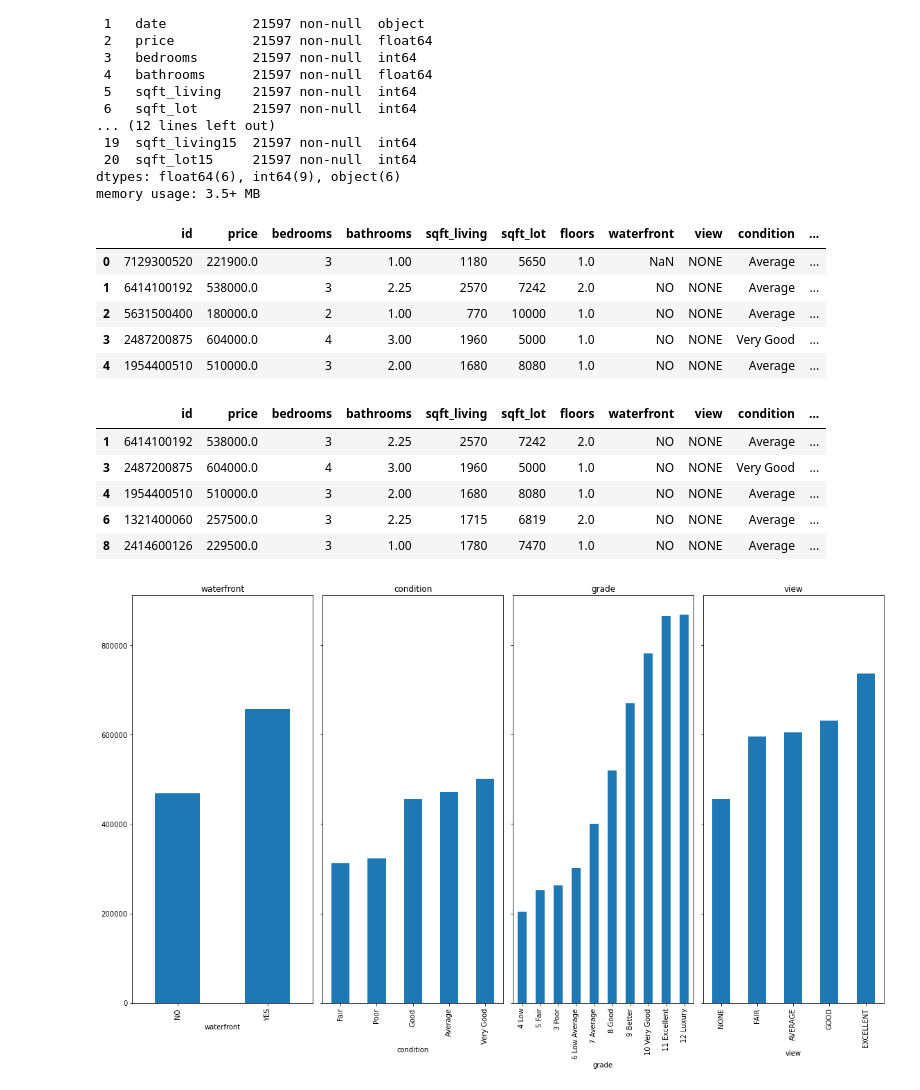
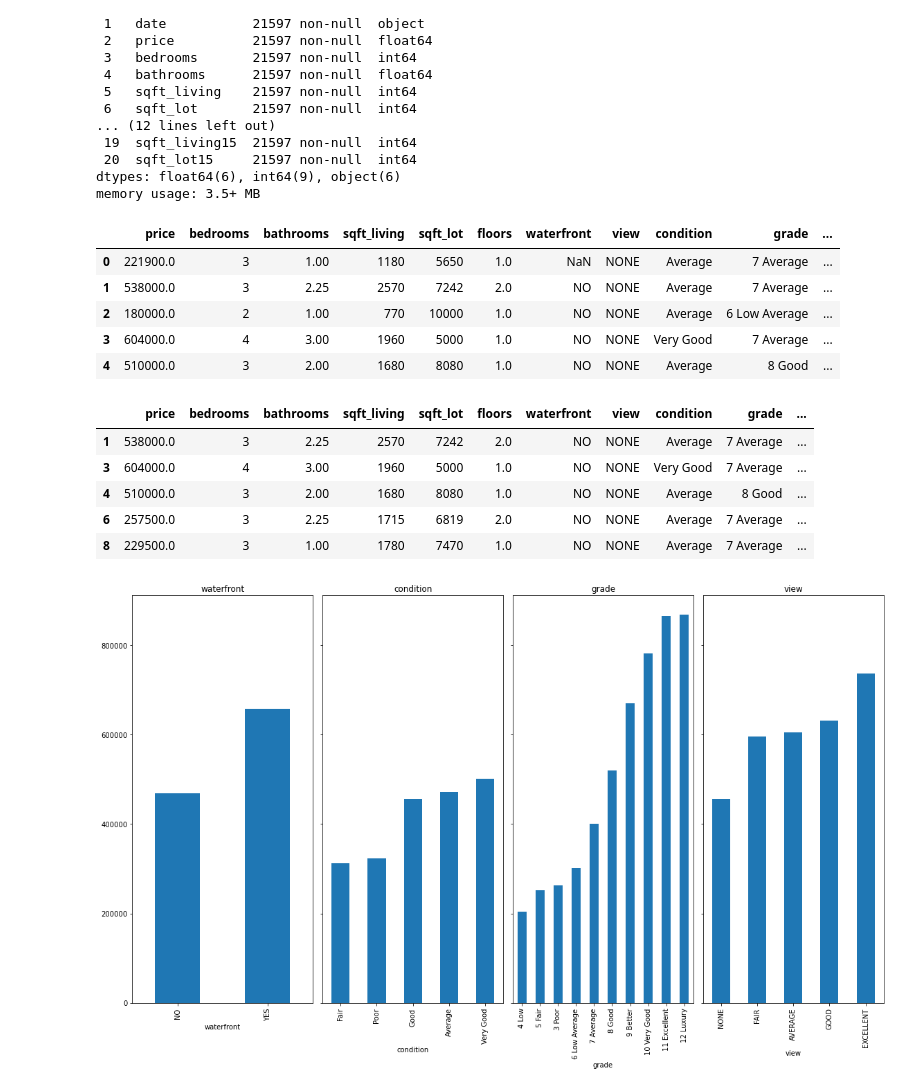
Before and after one commit to ashakeri92/dsc-phase-2-project-v2-3, a Jupyter notebook: Analysis.ipynb, the cells around one changed output. Saved outputs shown, nothing was run; the diff lists cells and outputs as text; code cells hidden in the pictures.

```diff
--- a/Analysis.ipynb
+++ b/Analysis.ipynb
@@ -53,15 +53,16 @@ dtypes: float64(6), int64(9), object(6)
 memory usage: 3.5+ MB
 # %%
 # Below we drop values that are irrelevant towards first time hombe buyer analysis
-kc = kc.drop(['date', 'sqft_living15', 'sqft_lot15'], axis=1)
+# We will remove id since we will be making general recommendations
+kc = kc.drop(['id', 'date', 'sqft_living15', 'sqft_lot15'], axis=1)
 kc.head()
 # %% [output]
-|  | id | price | bedrooms | bathrooms | sqft_living | sqft_lot | floors | waterfront | view | condition | ... |
-| 0 | 7129300520 | 221900.0 | 3 | 1.00 | 1180 | 5650 | 1.0 | NaN | NONE | Average | ... |
-| 1 | 6414100192 | 538000.0 | 3 | 2.25 | 2570 | 7242 | 2.0 | NO | NONE | Average | ... |
-| 2 | 5631500400 | 180000.0 | 2 | 1.00 | 770 | 10000 | 1.0 | NO | NONE | Average | ... |
-| 3 | 2487200875 | 604000.0 | 4 | 3.00 | 1960 | 5000 | 1.0 | NO | NONE | Very Good | ... |
-| 4 | 1954400510 | 510000.0 | 3 | 2.00 | 1680 | 8080 | 1.0 | NO | NONE | Average | ... |
+|  | price | bedrooms | bathrooms | sqft_living | sqft_lot | floors | waterfront | view | condition | grade | ... |
+| 0 | 221900.0 | 3 | 1.00 | 1180 | 5650 | 1.0 | NaN | NONE | Average | 7 Average | ... |
+| 1 | 538000.0 | 3 | 2.25 | 2570 | 7242 | 2.0 | NO | NONE | Average | 7 Average | ... |
+| 2 | 180000.0 | 2 | 1.00 | 770 | 10000 | 1.0 | NO | NONE | Average | 6 Low Average | ... |
+| 3 | 604000.0 | 4 | 3.00 | 1960 | 5000 | 1.0 | NO | NONE | Very Good | 7 Average | ... |
+| 4 | 510000.0 | 3 | 2.00 | 1680 | 8080 | 1.0 | NO | NONE | Average | 8 Good | ... |
 # %%
 # Here we drop all Na values.
 kc=kc.dropna()
@@ -71,12 +72,12 @@ kc=kc.dropna()
 kc = kc[kc.price<=1000000][kc.bedrooms<=10]
 kc.head()
 # %% [output]
-|  | id | price | bedrooms | bathrooms | sqft_living | sqft_lot | floors | waterfront | view | condition | ... |
-| 1 | 6414100192 | 538000.0 | 3 | 2.25 | 2570 | 7242 | 2.0 | NO | NONE | Average | ... |
-| 3 | 2487200875 | 604000.0 | 4 | 3.00 | 1960 | 5000 | 1.0 | NO | NONE | Very Good | ... |
-| 4 | 1954400510 | 510000.0 | 3 | 2.00 | 1680 | 8080 | 1.0 | NO | NONE | Average | ... |
-| 6 | 1321400060 | 257500.0 | 3 | 2.25 | 1715 | 6819 | 2.0 | NO | NONE | Average | ... |
-| 8 | 2414600126 | 229500.0 | 3 | 1.00 | 1780 | 7470 | 1.0 | NO | NONE | Average | ... |
+|  | price | bedrooms | bathrooms | sqft_living | sqft_lot | floors | waterfront | view | condition | grade | ... |
+| 1 | 538000.0 | 3 | 2.25 | 2570 | 7242 | 2.0 | NO | NONE | Average | 7 Average | ... |
+| 3 | 604000.0 | 4 | 3.00 | 1960 | 5000 | 1.0 | NO | NONE | Very Good | 7 Average | ... |
+| 4 | 510000.0 | 3 | 2.00 | 1680 | 8080 | 1.0 | NO | NONE | Average | 8 Good | ... |
+| 6 | 257500.0 | 3 | 2.25 | 1715 | 6819 | 2.0 | NO | NONE | Average | 7 Average | ... |
+| 8 | 229500.0 | 3 | 1.00 | 1780 | 7470 | 1.0 | NO | NONE | Average | 7 Average | ... |
 # %%
 # changed year renovated from float64 to int
 kc.yr_renovated=kc.yr_renovated.astype(int)
```
Also changed, not shown: parts of 20 cells of this notebook.
